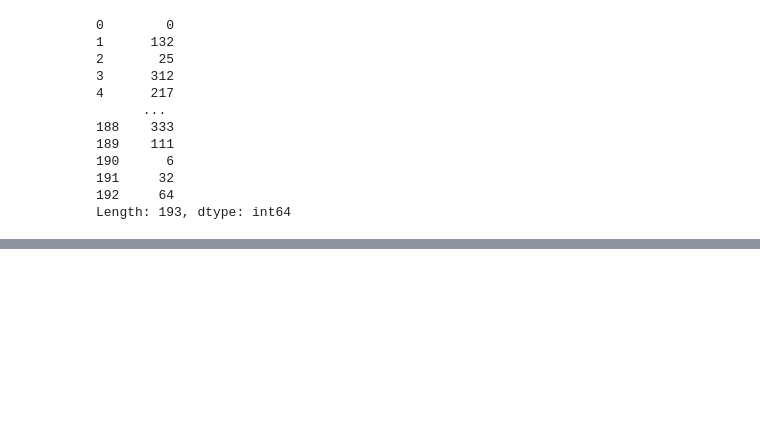
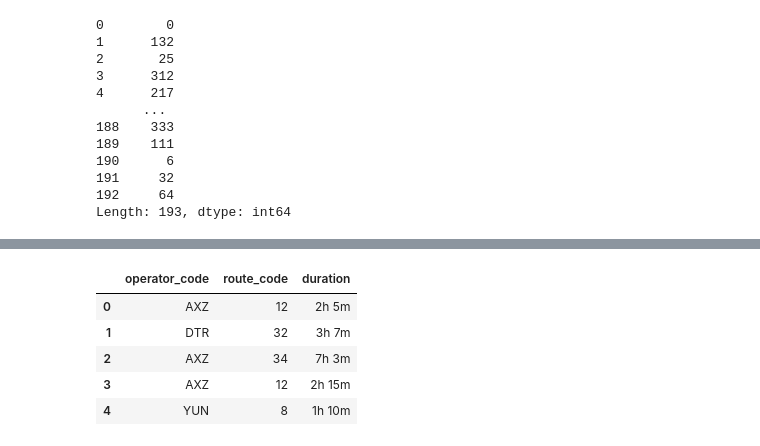
Before and after one commit to rustydigg918/Dell_Inspiron_works, a Jupyter notebook: Markam.ipynb, the cells around one changed output, grey strips where cells are left out. Cells and saved outputs as stored; diff of their text form; code cells hidden in the pictures; blank space fills up the shorter version.

```diff
--- a/Markam.ipynb
+++ b/Markam.ipynb
@@ -231,0 +271,9 @@ Length: 193, dtype: int64
+# %%
+flight.head()
+# %% [output]
+|  | operator_code | route_code | duration |
+| 0 | AXZ | 12 | 2h 5m |
+| 1 | DTR | 32 | 3h 7m |
+| 2 | AXZ | 34 | 7h 3m |
+| 3 | AXZ | 12 | 2h 15m |
+| 4 | YUN | 8 | 1h 10m |
```
Also changed, not shown: parts of 14 cells of this notebook, 6 other files.
